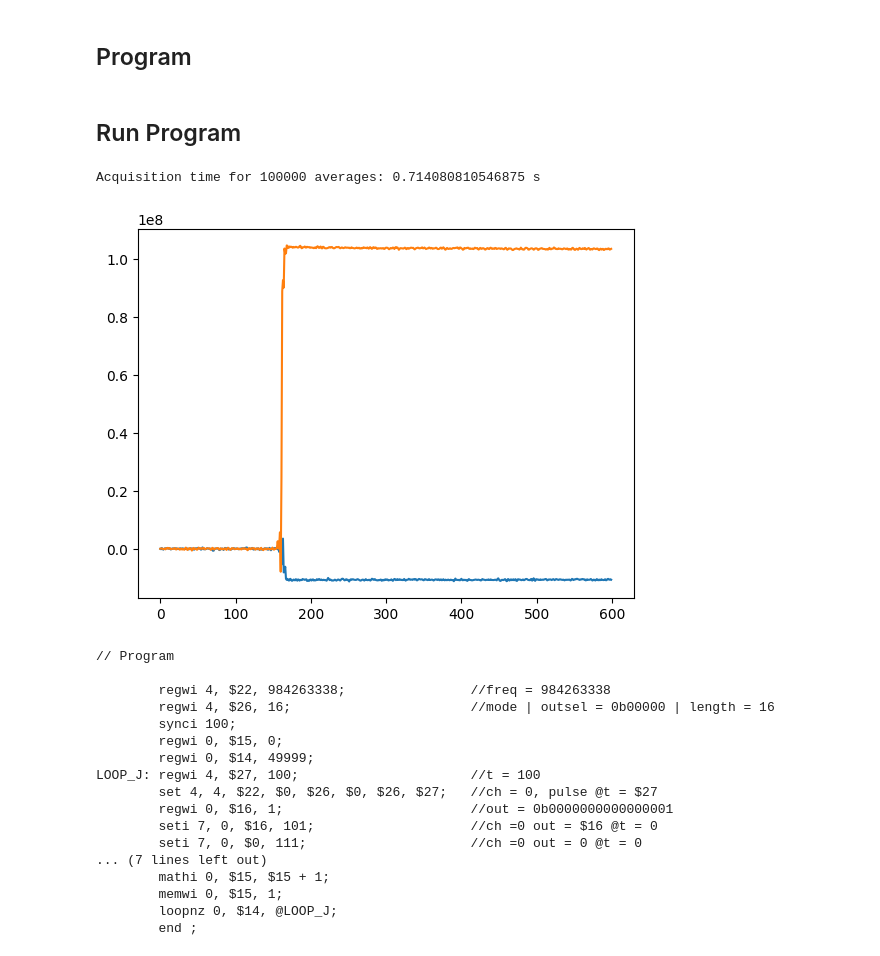
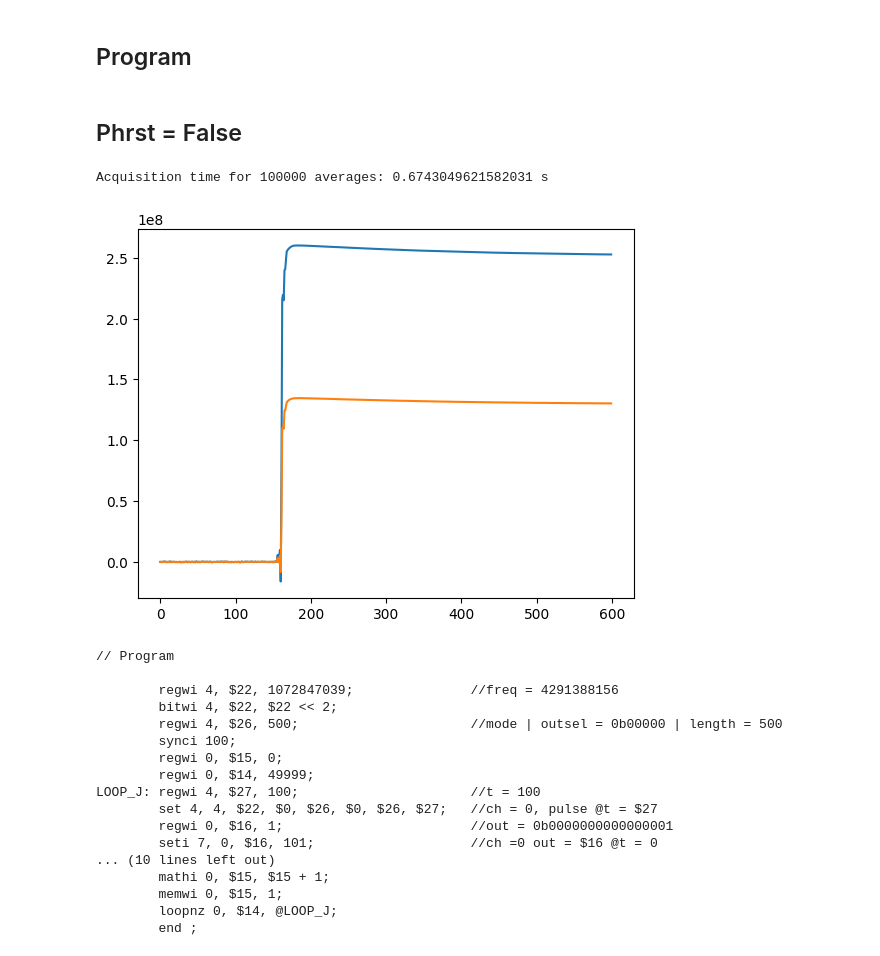
Before and after one commit to alexist2623/QSTL_Example_Codes, a Jupyter notebook: QICK/Calibration/FIR_Oscillation.ipynb, the cells around one changed output. Saved outputs shown, nothing was run; the diff lists cells and outputs as text; code cells hidden in the pictures.

```diff
--- a/QICK/Calibration/FIR_Oscillation.ipynb
+++ b/QICK/Calibration/FIR_Oscillation.ipynb
@@ -31,9 +31,9 @@ myqick PYRO:obj_9d369bee84084fc19b57abe94672fcca@192.168.2.99:42971
 # %%
 class MultiPulseLoopBackExample(AveragerProgram):
     def initialize(self):
-        self.phrst = 0
         # set the nyquist zone
         cfg = self.cfg
+        self.phrst  = cfg["phrst"]
         freq_rf     = cfg["freq_rf"]
         # Declare RF generation channel
         self.declare_gen(
@@ -83,47 +83,49 @@ class MultiPulseLoopBackExample(AveragerProgram):
             style   = "const",    # Output is envelope * gain * DDS output
             freq    = self.freq_dac, # Generator DDS frequency
             phase   = self.deg2reg(0, gen_ch = 0),        # Generator DDS phase
-            gain    = int(1000), # Generator amplitude
+            gain    = int(15000), # Generator amplitude
             phrst   = self.phrst,# Generator DDS phase reset
             length  = cfg["pulse_time"],
             t       = 100
         )
         self.sync_all(1000)
 # %% [markdown]
-## Run Program
+## Phrst = False
 # %%
 cfg = {
     # Experiment Setup
     "reps" : 50000,
     "expts" : 1,
     # Parameter Setup
-    "freq_rf" : 550.00000,
-    "pulse_time" : 500
+    "freq_rf" : 2398,
+    "pulse_time" : 500,
+    "phrst" : 0,
 }
 prog = MultiPulseLoopBackExample(
     soccfg,
     cfg
 )
 LEN = 1
 start_time = time.time()
 data = (prog.acquire_trace_avg(soc = soc, progress = True))[0][0]
 for i in range(LEN):
     data += (prog.acquire_trace_avg(soc = soc, progress = True))[0][0]
 end_time = time.time()
 
 print(f"Acquisition time for {cfg['reps']*(LEN+1)} averages: {end_time - start_time} s")
 plt.figure()
 plt.plot(data)
 plt.show()
 
 print(prog)
 # %% [output]
-Acquisition time for 100000 averages: 0.714080810546875 s
+Acquisition time for 100000 averages: 0.6743049621582031 s
-[figure, old version]
+[figure, new version]
 // Program
 
-        regwi 4, $22, 984263338;                //freq = 984263338
-        regwi 4, $26, 16;                       //mode | outsel = 0b00000 | length = 16
+        regwi 4, $22, 1072847039;               //freq = 4291388156
+        bitwi 4, $22, $22 << 2;
+        regwi 4, $26, 500;                      //mode | outsel = 0b00000 | length = 500
         synci 100;
         regwi 0, $15, 0;
         regwi 0, $14, 49999;
@@ -131,8 +133,7 @@ LOOP_J: regwi 4, $27, 100;                      //t = 100
         set 4, 4, $22, $0, $26, $0, $26, $27;   //ch = 0, pulse @t = $27
         regwi 0, $16, 1;                        //out = 0b0000000000000001
         seti 7, 0, $16, 101;                    //ch =0 out = $16 @t = 0
-        seti 7, 0, $0, 111;                     //ch =0 out = 0 @t = 0
-... (7 lines left out)
+... (10 lines left out)
         mathi 0, $15, $15 + 1;
         memwi 0, $15, 1;
         loopnz 0, $14, @LOOP_J;
```
Also changed, not shown: parts of 3 cells of this notebook, 4 other files.
